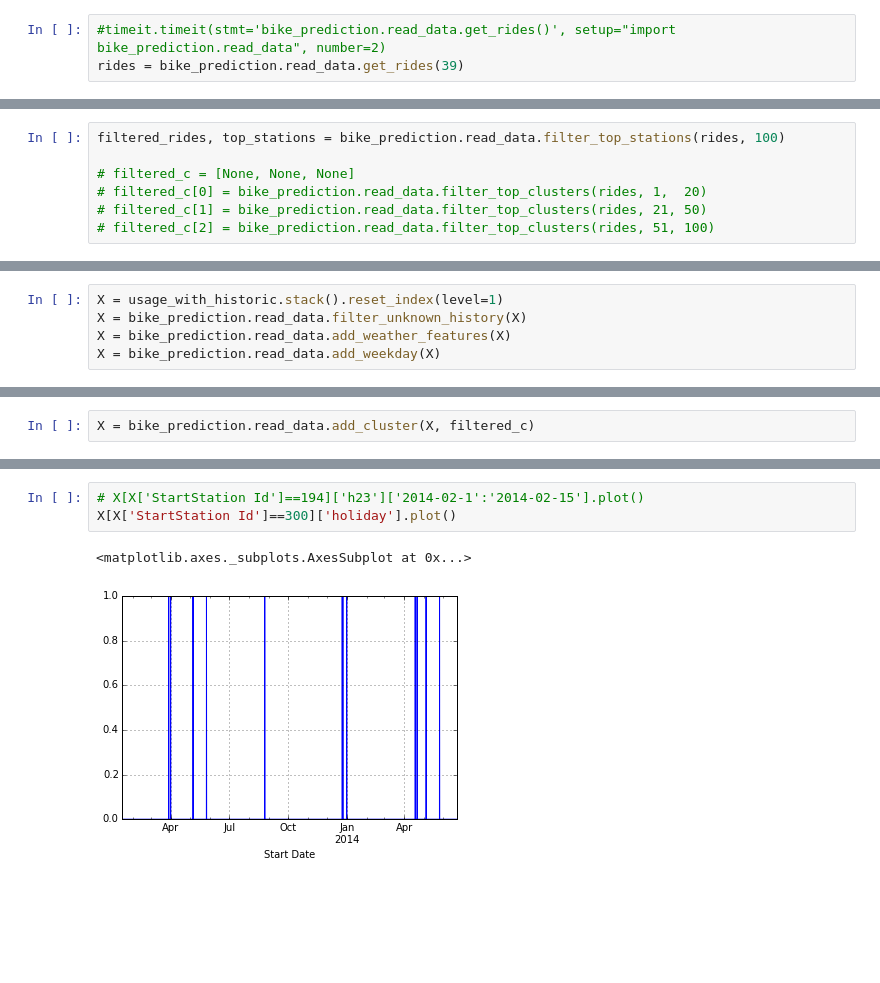
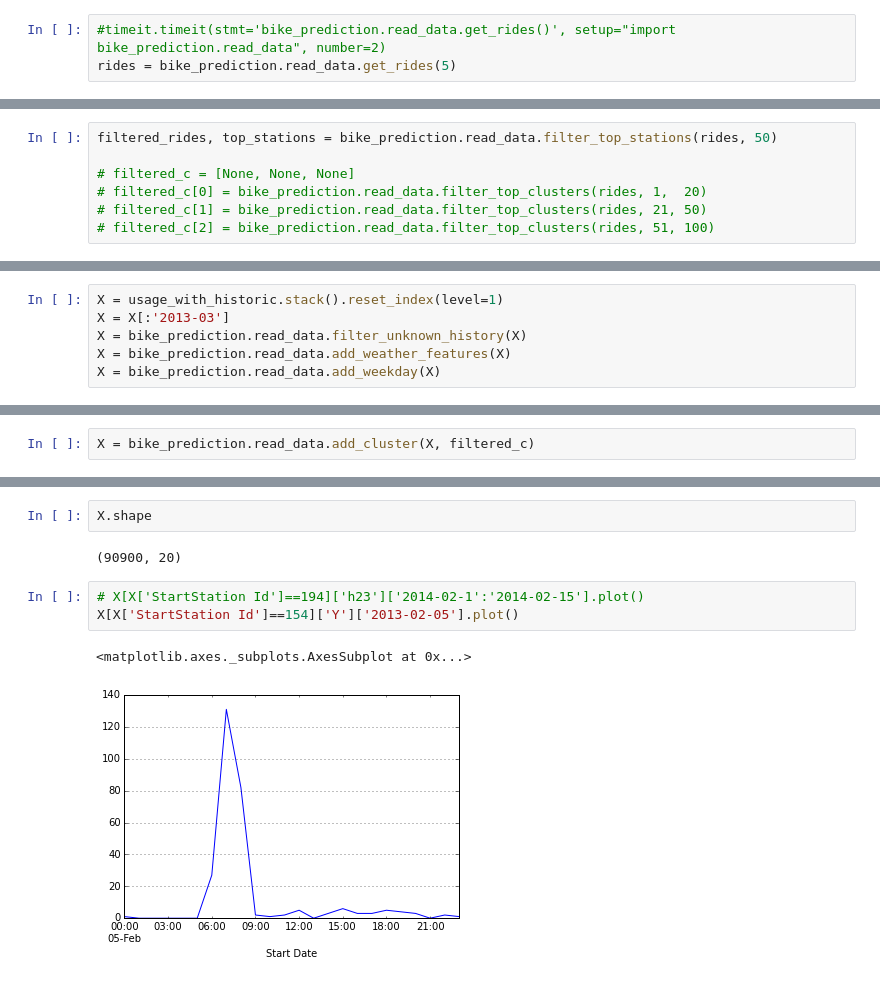
Before and after one commit to cs229-bike-prediction/bike-prediction, a Jupyter notebook: read_data_test.ipynb, the cells around one changed output, grey strips where cells are left out. Drawn from its saved outputs; the diff is of its cells as text; blank space fills up the shorter version.

```diff
--- a/read_data_test.ipynb
+++ b/read_data_test.ipynb
@@ -8,4 +11,4 @@ import timeit
 # %%
 #timeit.timeit(stmt='bike_prediction.read_data.get_rides()', setup="import bike_prediction.read_data", number=2)
-rides = bike_prediction.read_data.get_rides(39)
+rides = bike_prediction.read_data.get_rides(5)
 # %% [output]
@@ -29,5 +20,5 @@ rides = bike_prediction.read_data.get_rides(39)
 # %%
-filtered_rides, top_stations = bike_prediction.read_data.filter_top_stations(rides, 100)
+filtered_rides, top_stations = bike_prediction.read_data.filter_top_stations(rides, 50)
 
 # filtered_c = [None, None, None]
 # filtered_c[0] = bike_prediction.read_data.filter_top_clusters(rides, 1,  20)
@@ -46,6 +34,7 @@ usage = bike_prediction.read_data.read_data(filtered_rides)
 usage_with_historic = bike_prediction.read_data.add_historic_features(usage)
 # %%
 X = usage_with_historic.stack().reset_index(level=1)
+X = X[:'2013-03']
 X = bike_prediction.read_data.filter_unknown_history(X)
 X = bike_prediction.read_data.add_weather_features(X)
 X = bike_prediction.read_data.add_weekday(X)
@@ -64,9 +48,13 @@ X['Y']['2013-01-20'].plot()
+# %%
+X.shape
+# %% [output]
+(90900, 20)
 # %%
 # X[X['StartStation Id']==194]['h23']['2014-02-1':'2014-02-15'].plot()
-X[X['StartStation Id']==300]['holiday'].plot()
+X[X['StartStation Id']==154]['Y']['2013-02-05'].plot()
 # %% [output]
 <matplotlib.axes._subplots.AxesSubplot at 0x...>
-[figure, old version]
+[figure, new version]
 # %%
 X[X['StartStation Id']==154]['Y'].plot()
 # %% [output]
```
Also changed, not shown: parts of 7 cells of this notebook, 5 other files.
